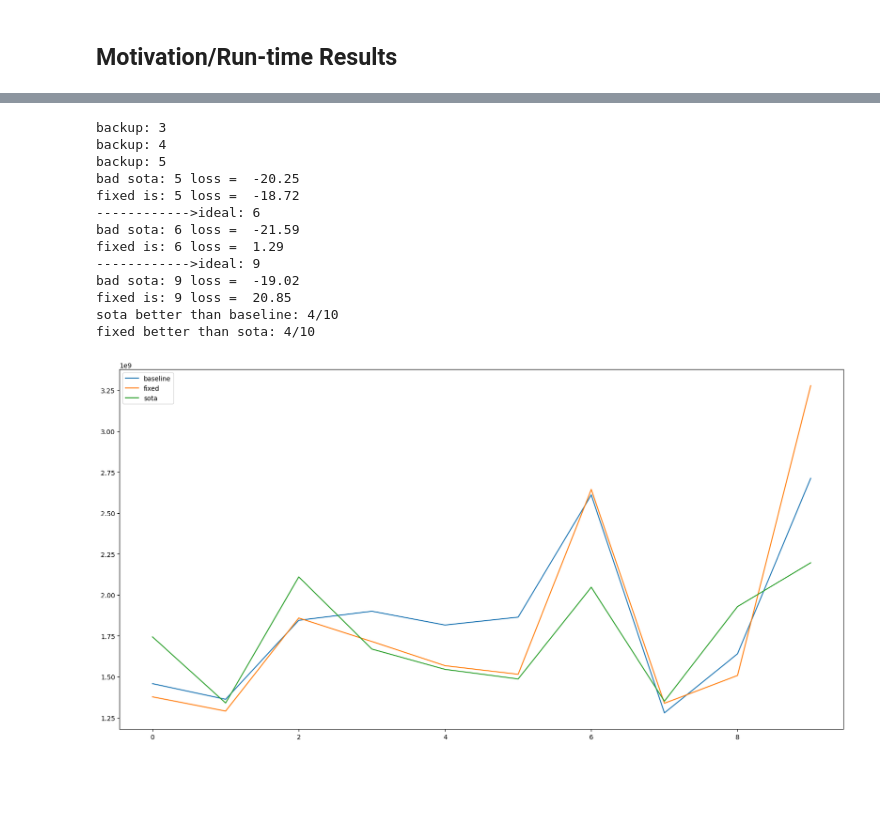
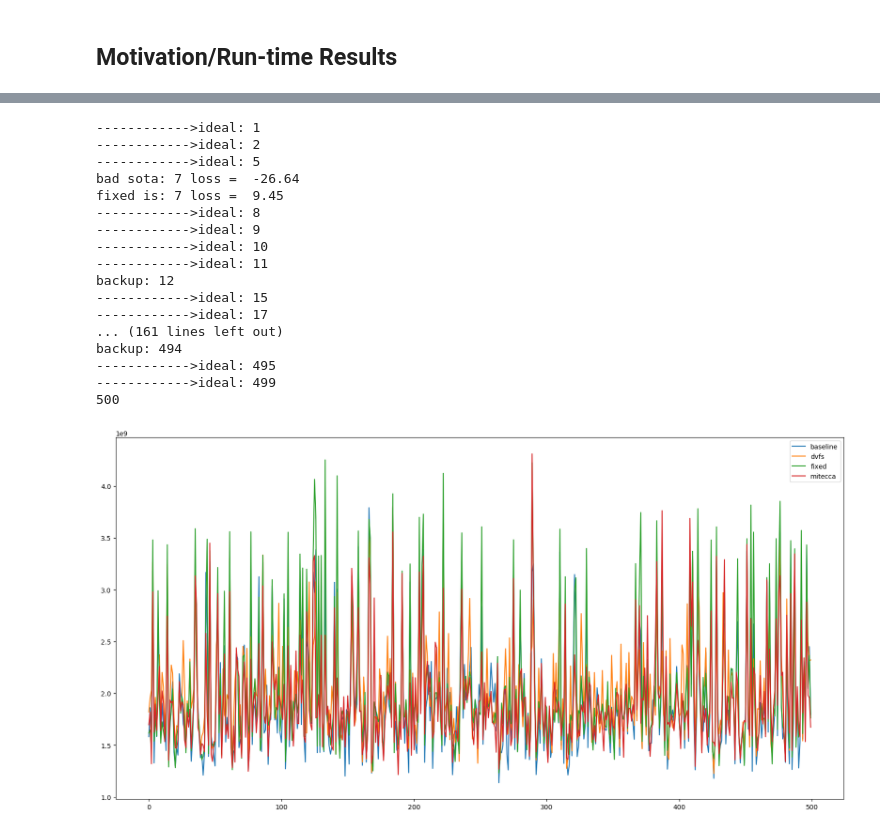
Before and after one commit to jefg89/mitecca, a Jupyter notebook: build_results.ipynb, the cells around one changed output, grey strips where cells are left out. Drawn from its saved outputs; the diff is of its cells as text; code cells hidden in the pictures; blank space fills up the shorter version.

```diff
--- a/build_results.ipynb
+++ b/build_results.ipynb
@@ -6,8 +8,7 @@ def getAverage(array):
     for x in array:
         sum += float(x)
     avg = sum / len(array)
-    return avg
-
+    return round(avg,2)
 def getMax(array):
     max = 0
     for x in array:
@@ -160,55 +162,80 @@ Runt-time results generated
 # %%
 import pandas as pd
 import numpy as np
 import matplotlib.pyplot as plt
-
+min_ours = 100
+min_sota = 100
 
 s0 =  pd.Series([float(a) for a in all_effs[0]], name='baseline')
-s1 =  pd.Series([float(a) for a in all_effs[1]], name='fixed')
-s2 =  pd.Series([float(a) for a in all_effs[2]], name='sota')
+s1 =  pd.Series([float(a) for a in all_effs[1]], name='dvfs')
+s2 =  pd.Series([float(a) for a in all_effs[2]], name='fixed')
+s3 =  pd.Series([float(a) for a in all_effs[3]], name='mitecca')
 
-s = [s0, s1, s2]
+s = [s0, s1, s2, s3]
 
 df = pd.concat(s,axis=1)
 # p = plt.plot(s0)
 # p = plt.plot(s1)
 # p = plt.plot(s2)
 df.plot(figsize=(20,10))
-
+count_sota = 0
+count_ours = 0
 sota_better = 0
 fixed_better = 0
 for idx in range(len(s0)):
 
     if (s1[idx] > s0[idx]) & (s0[idx] > s2[idx]):
         print("------------>ideal: " + str(idx))
         #print("loss fixed = ", round(getImpactPercent(s1[idx], s0[idx]),2),"%", " loss sota = ", round(getImpactPercent(s2[idx], s0[idx]),2),"%")
     elif (s1[idx] > s2[idx]) & (s0[idx] > s2[idx]):
         print("backup: " + str(idx))
         loss = round(getImpactPercent(s1[idx], s0[idx]),2)
         #print("loss fixed = ",loss,"%", " loss sota = ",  round(getImpactPercent(s2[idx], s0[idx]),2),"%")
-    if (s2[idx] > s0[idx]):
+    if (s1[idx] > s0[idx]):
         sota_better+=1
-    if (s1[idx] > s0[idx]):
+    if (s2[idx] > s1[idx]):
         fixed_better+=1
-    loss = round(getImpactPercent(s2[idx], s0[idx]),2)
-    loss_fixed = round(getImpactPercent(s1[idx], s0[idx]),2)
+    loss = round(getImpactPercent(s1[idx], s0[idx]),2)
+    loss_fixed = round(getImpactPercent(s2[idx], s0[idx]),2)
+    loss_ours = round(getImpactPercent(s3[idx], s0[idx]),2)
+    if loss < min_sota:
+        min_sota = loss
+    if loss_ours < min_ours:
+        min_ours = loss_ours
     if (loss < -15):
+        count_sota +=1
         print("bad sota: " + str(idx), "loss = ", loss, )
-        print("fixed is: " + str(idx), "loss = ", loss_fixed, )
-print("sota better than baseline: " + str(sota_better)+ "/" + str(len(s0)))
-print("fixed better than sota: " + str(fixed_better)+ "/" + str(len(s0)))
+        print("fixed is: " + str(idx), "loss = ", loss_fixed )
+    if (loss > 0 ) & (loss_fixed > loss):
+        count_sota +=1
+        #print("sota +: " + str(idx), "loss = ", loss, )
+        #print("fixed better: " + str(idx), "loss = ", loss_fixed )
+    if (loss_ours < -10):
+        count_ours +=1
+        #print("bad sota: " + str(idx), "loss = ", loss, )
+        #print("fixed is: " + str(idx), "loss = ", loss_fixed )
+        #print("ours is: " + str(idx), "loss = ", loss_fixed )
+#print("worst sota ", min_sota, "wost ours ", min_ours)
+#print("sota below -10% ", count_sota, "ours below 10% ", count_ours)
+
+
+print(lens[1])
 # %% [output]
-backup: 3
-backup: 4
-backup: 5
-bad sota: 5 loss =  -20.25
-fixed is: 5 loss =  -18.72
------------->ideal: 6
-bad sota: 6 loss =  -21.59
-fixed is: 6 loss =  1.29
+------------>ideal: 1
+------------>ideal: 2
+------------>ideal: 5
+bad sota: 7 loss =  -26.64
+fixed is: 7 loss =  9.45
+------------>ideal: 8
 ------------>ideal: 9
-bad sota: 9 loss =  -19.02
-fixed is: 9 loss =  20.85
-sota better than baseline: 4/10
-fixed better than sota: 4/10
+------------>ideal: 10
+------------>ideal: 11
+backup: 12
+------------>ideal: 15
+------------>ideal: 17
+... (161 lines left out)
+backup: 494
+------------>ideal: 495
+------------>ideal: 499
+500
-[figure, old version]
+[figure, new version]
```
Also changed, not shown: parts of 4 cells of this notebook, 4 other files.
